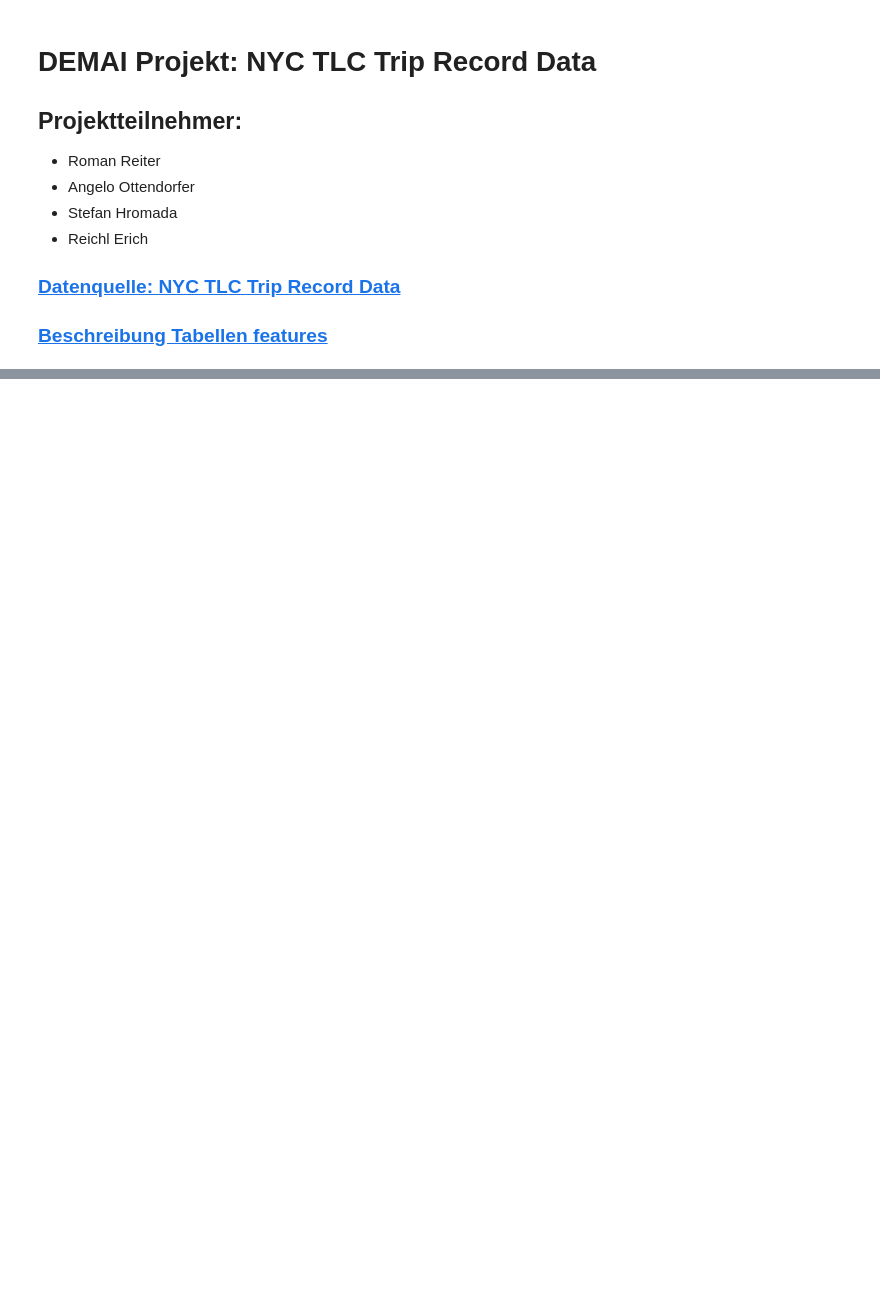
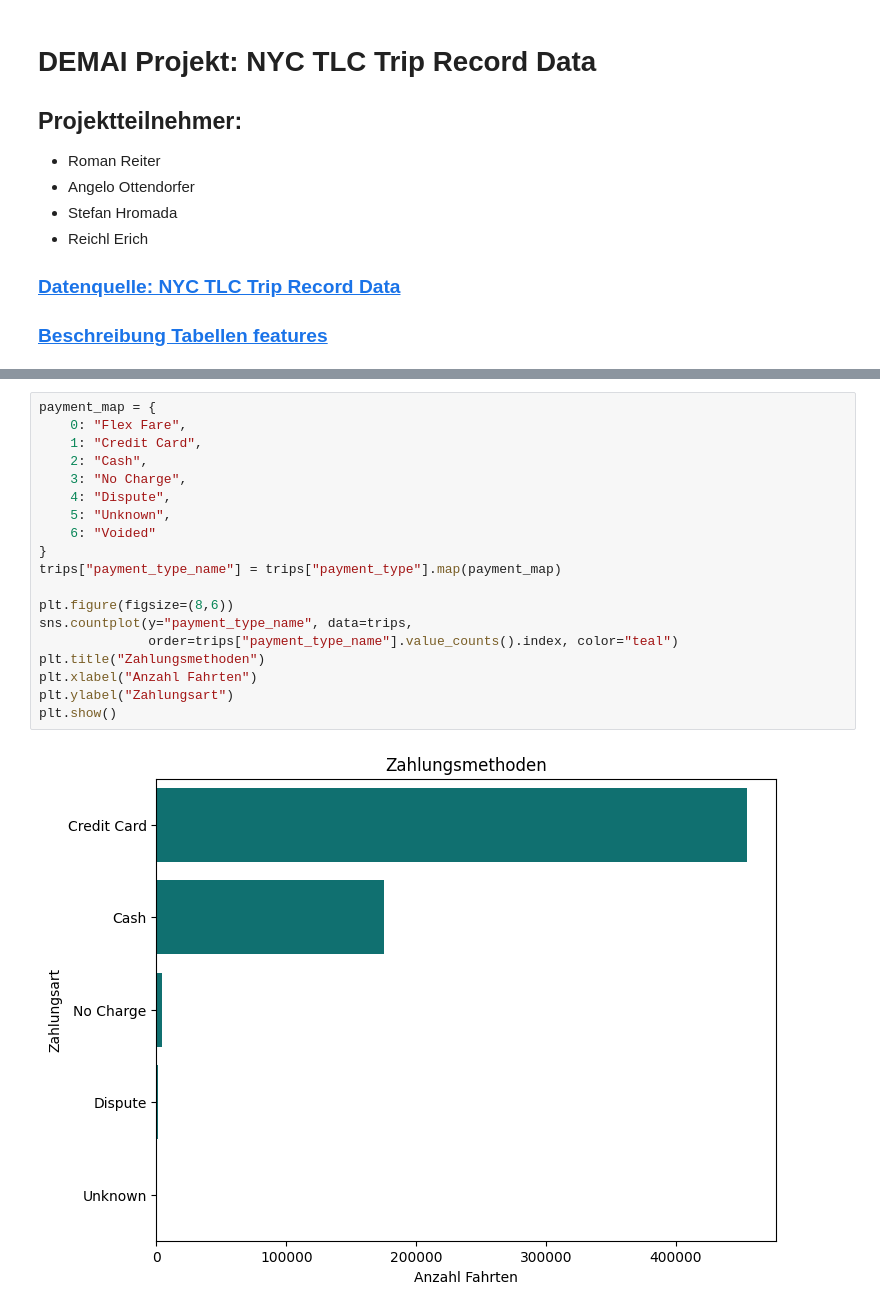
Before and after one commit to StefanHromada02/DEMAI-nyc-taxi-rides, a Jupyter notebook: Project.ipynb, the cells around one changed output, grey strips where cells are left out. Drawn from its saved outputs; the diff is of its cells as text; blank space fills up the shorter version.

```diff
--- a/Project.ipynb
+++ b/Project.ipynb
@@ -52,0 +332,21 @@
+# %%
+payment_map = {
+    0: "Flex Fare",
+    1: "Credit Card",
+    2: "Cash",
+    3: "No Charge",
+    4: "Dispute",
+    5: "Unknown",
+    6: "Voided"
+}
+trips["payment_type_name"] = trips["payment_type"].map(payment_map)
+
+plt.figure(figsize=(8,6))
+sns.countplot(y="payment_type_name", data=trips,
+              order=trips["payment_type_name"].value_counts().index, color="teal")
+plt.title("Zahlungsmethoden")
+plt.xlabel("Anzahl Fahrten")
+plt.ylabel("Zahlungsart")
+plt.show()
+# %% [output]
+[figure, added]
```
Also changed, not shown: parts of 14 cells of this notebook, 16 other files.
